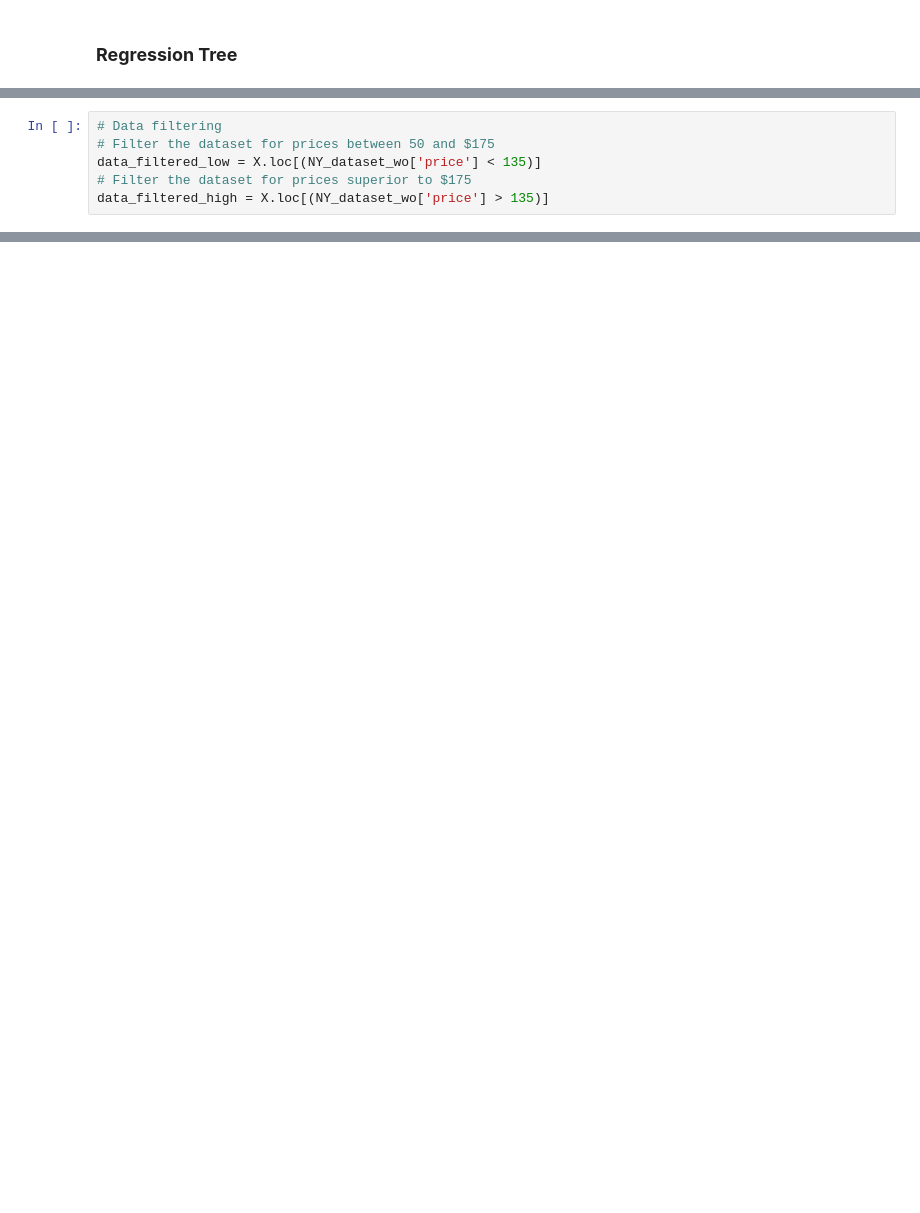
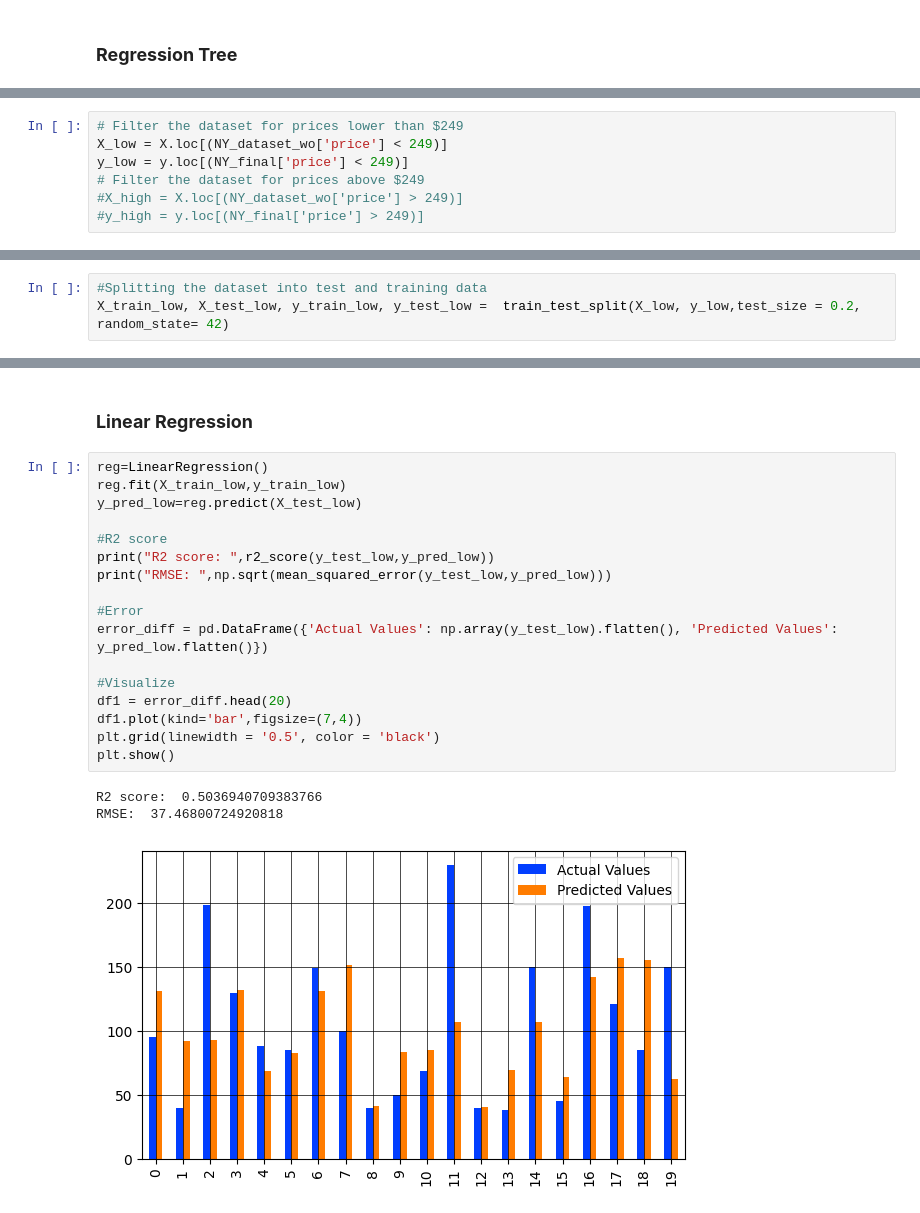
Before and after one commit to AlessandroSignoretto/Programming_project, a Jupyter notebook: Programming_project_pc.ipynb, the cells around one changed output, grey strips where cells are left out. Cells and saved outputs as stored; diff of their text form; blank space fills up the shorter version.

```diff
--- a/Programming_project_pc.ipynb
+++ b/Programming_project_pc.ipynb
@@ -758,6 +770,7 @@ RMSE:  70.36506254939981
 # %%
-# Data filtering
-# Filter the dataset for prices between 50 and $175
-data_filtered_low = X.loc[(NY_dataset_wo['price'] < 135)]
-# Filter the dataset for prices superior to $175
-data_filtered_high = X.loc[(NY_dataset_wo['price'] > 135)]
+# Filter the dataset for prices lower than $249
+X_low = X.loc[(NY_dataset_wo['price'] < 249)]
+y_low = y.loc[(NY_final['price'] < 249)]
+# Filter the dataset for prices above $249
+#X_high = X.loc[(NY_dataset_wo['price'] > 249)]
+#y_high = y.loc[(NY_final['price'] > 249)]
@@ -763,0 +781,3 @@ data_filtered_high = X.loc[(NY_dataset_wo['price'] > 135)]
+# %%
+#Splitting the dataset into test and training data
+X_train_low, X_test_low, y_train_low, y_test_low =  train_test_split(X_low, y_low,test_size = 0.2, random_state= 42)
@@ -763,0 +794,23 @@ data_filtered_high = X.loc[(NY_dataset_wo['price'] > 135)]
+# %% [markdown]
+<h3><b>Linear Regression</b></h3>
+# %%
+reg=LinearRegression()
+reg.fit(X_train_low,y_train_low)
+y_pred_low=reg.predict(X_test_low)
+
+#R2 score
+print("R2 score: ",r2_score(y_test_low,y_pred_low))
+print("RMSE: ",np.sqrt(mean_squared_error(y_test_low,y_pred_low)))
+
+#Error
+error_diff = pd.DataFrame({'Actual Values': np.array(y_test_low).flatten(), 'Predicted Values': y_pred_low.flatten()})
+
+#Visualize
+df1 = error_diff.head(20)
+df1.plot(kind='bar',figsize=(7,4))
+plt.grid(linewidth = '0.5', color = 'black')
+plt.show()
+# %% [output]
+R2 score:  0.5036940709383766
+RMSE:  37.46800724920818
+[figure, added]
```
Also changed, not shown: parts of 30 cells of this notebook.
